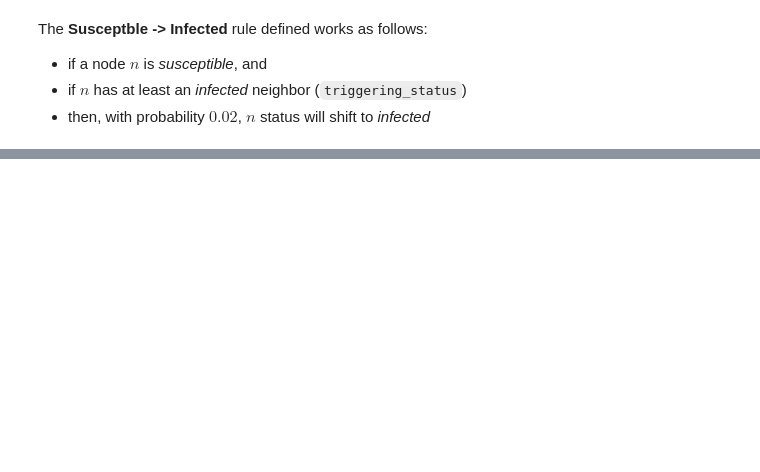
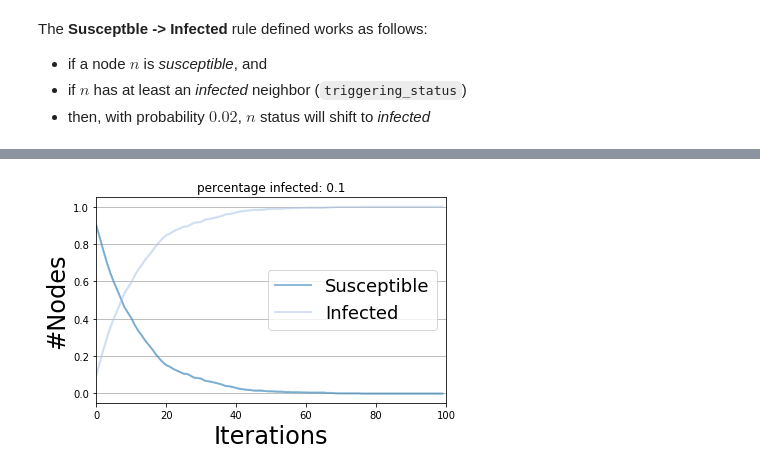
Before and after one commit to GiulioRossetti/SoBigData_courses, a Jupyter notebook: Network_diffusion_with_ndlib/NDlib.ipynb, the cells around one changed output, grey strips where cells are left out. Saved outputs shown, nothing was run; the diff lists cells and outputs as text; code cells hidden in the pictures; blank space fills up the shorter version.

```diff
--- a/Network_diffusion_with_ndlib/NDlib.ipynb
+++ b/Network_diffusion_with_ndlib/NDlib.ipynb
@@ -758,0 +761,32 @@ res
+# %%
+# Network generation
+g = nx.erdos_renyi_graph(1000, 0.1)
+
+# Composite Model instantiation
+model = gc.CompositeModel(g)
+
+# Model statuses
+model.add_status("Susceptible")
+model.add_status("Infected")
+
+# Compartment definition and chain construction
+c3 = ns.NodeStochastic(0.2)
+c2 = ns.NodeStochastic(0.4, composed=c3)
+c1 = ns.NodeStochastic(0.5, "Infected", composed=c2)
+
+# Rule definition
+model.add_rule("Susceptible", "Infected", c1)
+
+# Model initial status configuration
+config = mc.Configuration()
+config.add_model_parameter('percentage_infected', 0.1)
+
+# Simulation execution
+model.set_initial_status(config)
+iterations = model.iteration_bunch(100)
+
+trends = model.build_trends(iterations)
+viz = DiffusionTrend(model, trends)
+viz.plot()
+# %% [output]
+[figure, added]
```
Also changed, not shown: parts of 71 cells of this notebook, 5 other files.
